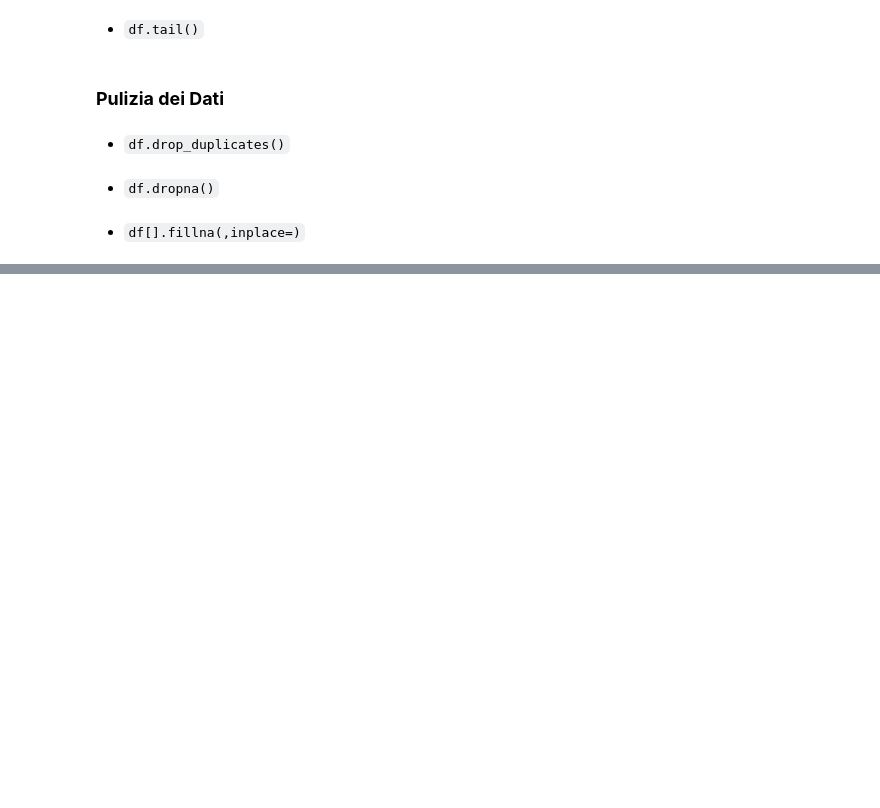
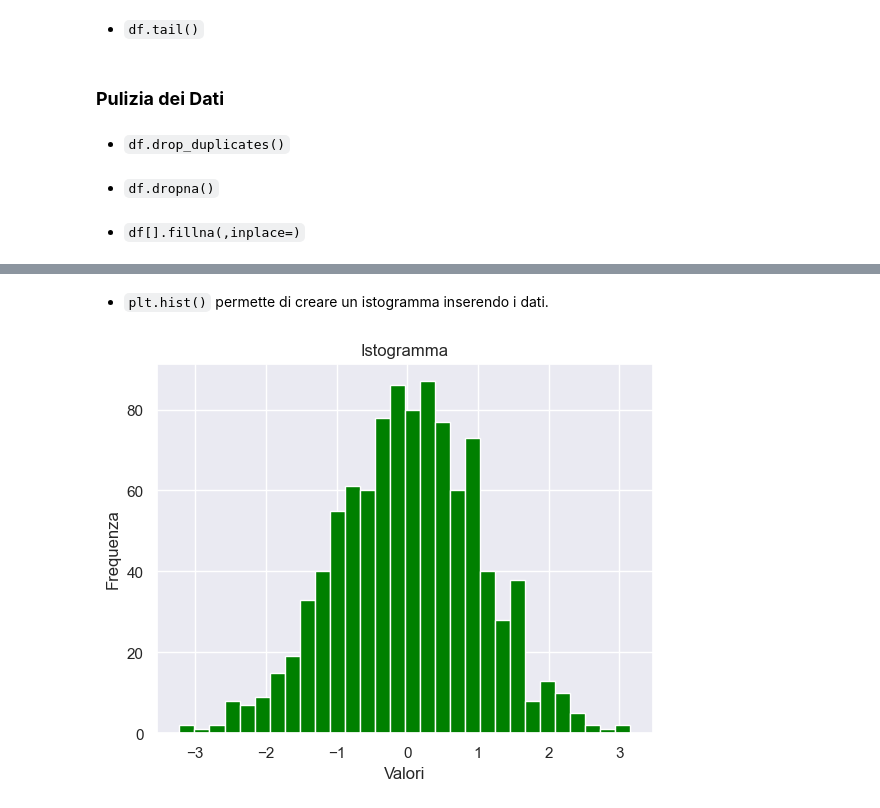
Before and after one commit to itsmartinax/Academy-Data-Science-Martina-Curcio, a Jupyter notebook: LibrerieML.ipynb, the cells around one changed output, grey strips where cells are left out. Saved outputs shown, nothing was run; the diff lists cells and outputs as text; code cells hidden in the pictures; blank space fills up the shorter version.

```diff
--- a/LibrerieML.ipynb
+++ b/LibrerieML.ipynb
@@ -232,0 +238,15 @@ statistics, e la manipolazione di date e orari.
+# %% [markdown]
+* `plt.hist()` permette di creare un istogramma inserendo i dati.
+# %%
+import numpy as np
+
+data = np.random.randn(1000)
+
+plt.figure()
+plt.hist(data, bins=30, color='green')
+plt.title('Istogramma')
+plt.xlabel('Valori')
+plt.ylabel('Frequenza')
+plt.show()
+# %% [output]
+[figure, added]
```
Also changed, not shown: parts of 26 cells of this notebook, 2 other files.
